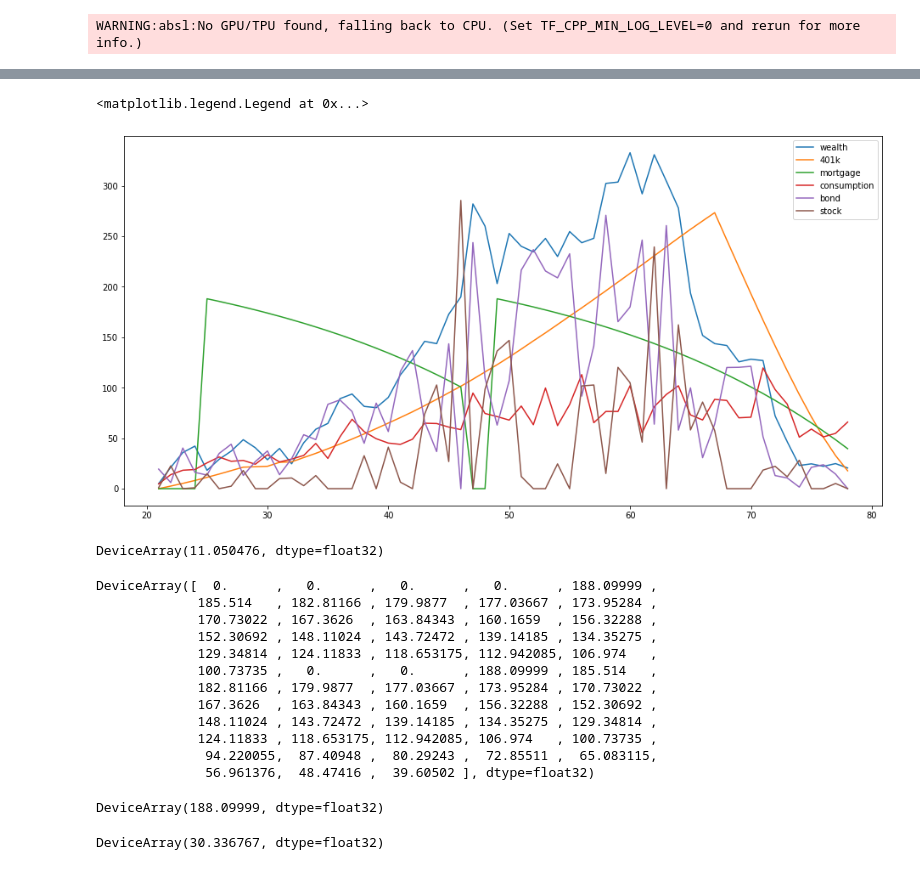
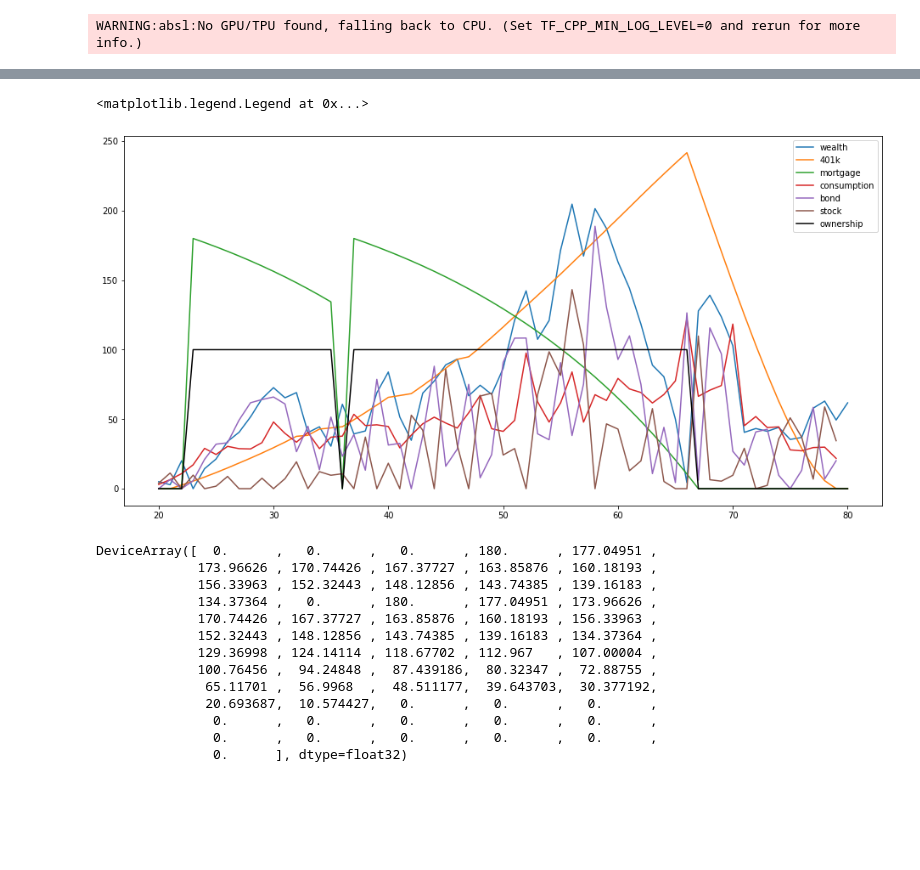
Before and after one commit to dongxulee/lifeCycle, a Jupyter notebook: 20210519/simulationV_gamma4-force-0.ipynb, the cells around one changed output, grey strips where cells are left out. Drawn from its saved outputs; the diff is of its cells as text; code cells hidden in the pictures; blank space fills up the shorter version.

```diff
--- a/20210519/simulationV_gamma4-force-0.ipynb
+++ b/20210519/simulationV_gamma4-force-0.ipynb
@@ -39,9 +9,24 @@ DeviceArray([0.08322192, 0.91677827], dtype=float32)
 # %%
 num = 10000
+# calculate the stationary distribution
+S_distribution = jnp.ones(nS)/nS
+for _ in range(100):
+    S_distribution = jnp.matmul(S_distribution, Ps)
+
+#P(0,1)
+P01 = jnp.dot(Pe[:,0],S_distribution)
+#P(1,0)
+P10 = jnp.dot(Pe[:,1],S_distribution)
+jnp.array([[1-P01, P01],[P10, 1-P10]])
+
+E_distribution = jnp.ones(2)/2
+for _ in range(100):
+    E_distribution = jnp.matmul(E_distribution, jnp.array([[1-P01, P01],[P10, 1-P10]]))
 '''
     x = [w,n,m,s,e,o]
     x = [5,0,0,0,0,0]
 '''
+
 from jax import random
 
 def simulation(key):
@@ -50,15 +35,19 @@ def simulation(key):
     x = [5, 0, 0, initS, initE, 0]
     path = []
     move = []
-    for t in range(T_min, T_max-1):
+    for t in range(T_min, T_max):
         _, key = random.split(key)
-        _,a = V(t,Vgrid[:,:,:,:,:,:,t+1],x)
+        if t == T_max-1:
+            _,a = V(t,Vgrid[:,:,:,:,:,:,t],x)
+        else:
+            _,a = V(t,Vgrid[:,:,:,:,:,:,t+1],x)
         xp = transition(t,a.reshape((1,-1)),x)
         p = xp[:,-1]
         x_next = xp[:,:-1]
         path.append(x)
         move.append(a)
         x = x_next[random.choice(a = nS*nE, p=p, key = key)]
+    path.append(x)
     return jnp.array(path), jnp.array(move)
 # %%
 %%time
@@ -128,41 +98,31 @@ plt.plot(range(21, T_max-1 + 20),(ns).mean(axis = 1)[:-1], label = "housing")
 # %%
 # agent number, x = [w,n,m,s,e,o]
-agentNum = 10
+agentNum = 18
 plt.figure(figsize = [16,8])
-plt.plot(range(21, T_max-1 + 20),ws[:,agentNum][:-1], label = "wealth")
-plt.plot(range(21, T_max-1 + 20),ns[:,agentNum][:-1], label = "401k")
-plt.plot(range(21, T_max-1 + 20),ms[:,agentNum][:-1], label = "mortgage")
-plt.plot(range(21, T_max-1 + 20),cs[:,agentNum][:-1], label = "consumption")
-plt.plot(range(21, T_max-1 + 20),bs[:,agentNum][:-1], label = "bond")
-plt.plot(range(21, T_max-1 + 20),ks[:,agentNum][:-1], label = "stock")
+plt.plot(range(20, T_max + 21),ws[:,agentNum], label = "wealth")
+plt.plot(range(20, T_max + 21),ns[:,agentNum], label = "401k")
+plt.plot(range(20, T_max + 21),ms[:,agentNum], label = "mortgage")
+plt.plot(range(20, T_max + 20),cs[:,agentNum], label = "consumption")
+plt.plot(range(20, T_max + 20),bs[:,agentNum], label = "bond")
+plt.plot(range(20, T_max + 20),ks[:,agentNum], label = "stock")
+plt.plot(range(20, T_max + 21),os[:,agentNum]*100, label = "ownership", color = "k")
 plt.legend()
 # %% [output]
 <matplotlib.legend.Legend at 0x...>
-[figure, old version]
+[figure, new version]
-# %%
-m
-# %% [output]
-DeviceArray(11.050476, dtype=float32)
 # %%
-ms[:,agentNum][:-1]
+ms[:,agentNum]
 # %% [output]
-DeviceArray([  0.      ,   0.      ,   0.      ,   0.      , 188.09999 ,
-             185.514   , 182.81166 , 179.9877  , 177.03667 , 173.95284 ,
-             170.73022 , 167.3626  , 163.84343 , 160.1659  , 156.32288 ,
-             152.30692 , 148.11024 , 143.72472 , 139.14185 , 134.35275 ,
-             129.34814 , 124.11833 , 118.653175, 112.942085, 106.974   ,
-             100.73735 ,   0.      ,   0.      , 188.09999 , 185.514   ,
-             182.81166 , 179.9877  , 177.03667 , 173.95284 , 170.73022 ,
-             167.3626  , 163.84343 , 160.1659  , 156.32288 , 152.30692 ,
-             148.11024 , 143.72472 , 139.14185 , 134.35275 , 129.34814 ,
-             124.11833 , 118.653175, 112.942085, 106.974   , 100.73735 ,
-              94.220055,  87.40948 ,  80.29243 ,  72.85511 ,  65.083115,
-              56.961376,  48.47416 ,  39.60502 ], dtype=float32)
+DeviceArray([  0.      ,   0.      ,   0.      , 180.      , 177.04951 ,
+             173.96626 , 170.74426 , 167.37727 , 163.85876 , 160.18193 ,
+             156.33963 , 152.32443 , 148.12856 , 143.74385 , 139.16183 ,
+             134.37364 ,   0.      , 180.      , 177.04951 , 173.96626 ,
+             170.74426 , 167.37727 , 163.85876 , 160.18193 , 156.33963 ,
+             152.32443 , 148.12856 , 143.74385 , 139.16183 , 134.37364 ,
+             129.36998 , 124.14114 , 118.67702 , 112.967   , 107.00004 ,
+             100.76456 ,  94.24848 ,  87.439186,  80.32347 ,  72.88755 ,
+              65.11701 ,  56.9968  ,  48.511177,  39.643703,  30.377192,
+              20.693687,  10.574427,   0.      ,   0.      ,   0.      ,
+               0.      ,   0.      ,   0.      ,   0.      ,   0.      ,
+               0.      ,   0.      ,   0.      ,   0.      ,   0.      ,
+               0.      ], dtype=float32)
-# %%
-ms[:,agentNum][28]
-# %% [output]
-DeviceArray(188.09999, dtype=float32)
-# %%
-ms[:,agentNum][58]
-# %% [output]
-DeviceArray(30.336767, dtype=float32)
```
Also changed, not shown: parts of 27 cells of this notebook, 9 other files.
